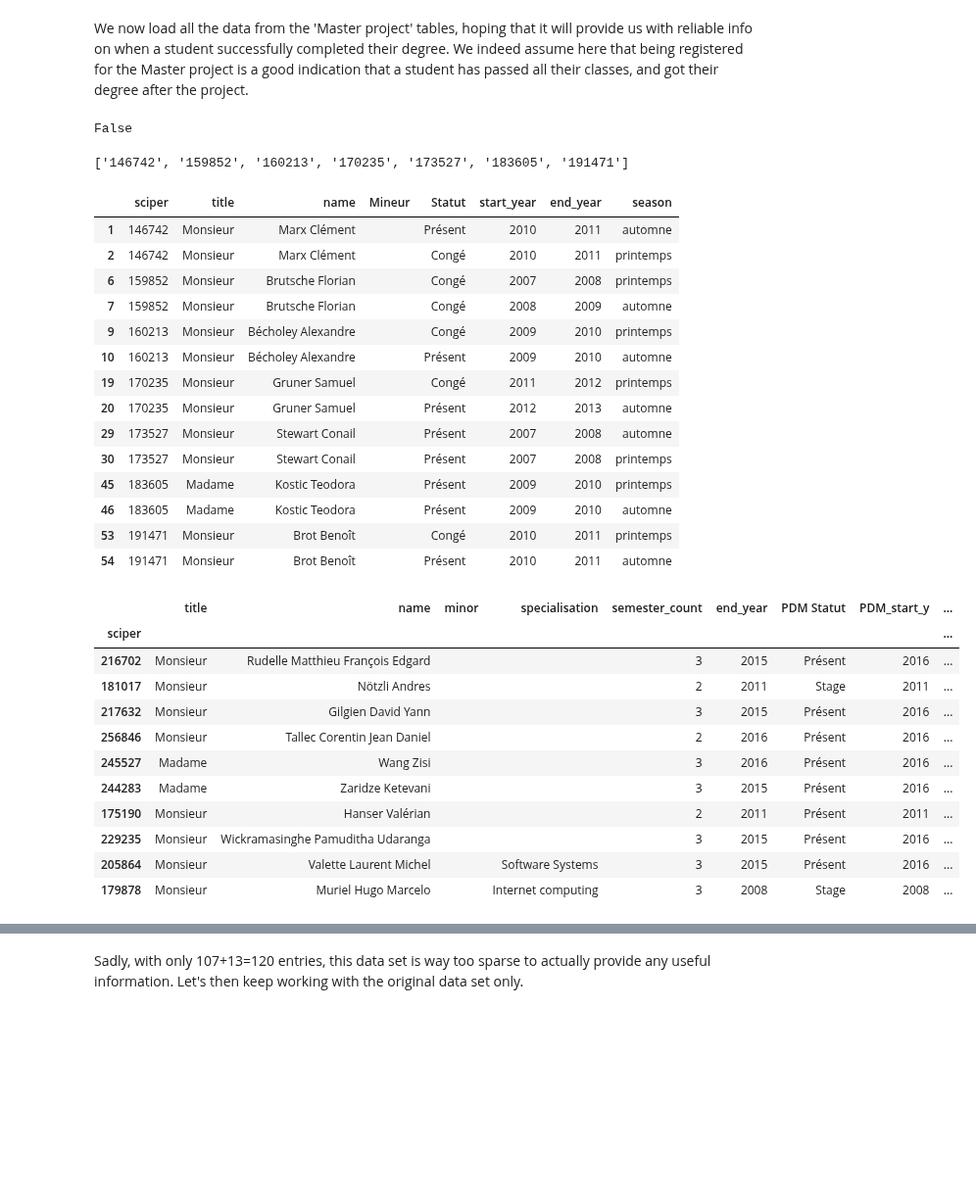
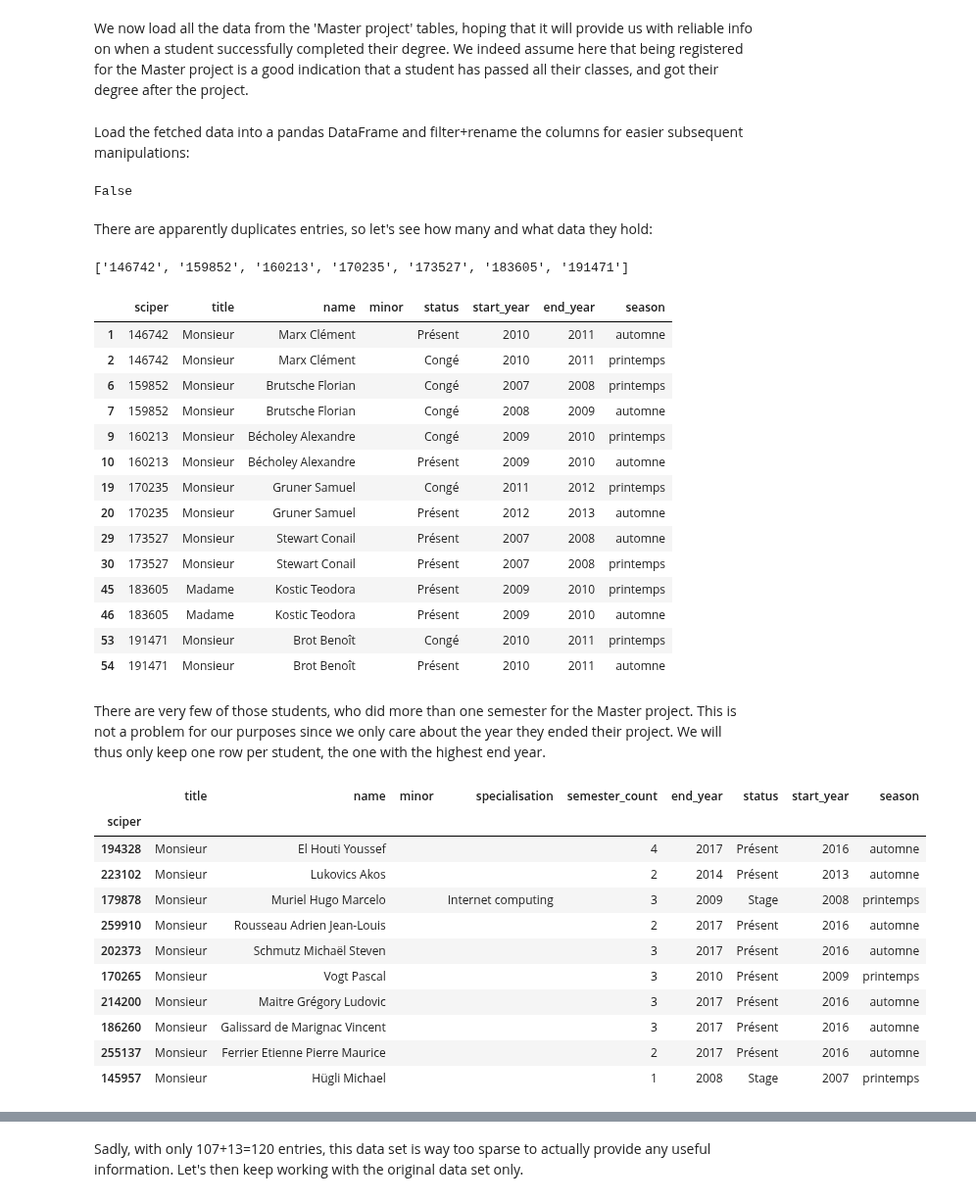
Before and after one commit to romac/ADAHomeworks, a Jupyter notebook: 02 - Data from the Web/02 - Data from the Web.ipynb, the cells around one changed output, grey strips where cells are left out. Shown at 98% size. Saved outputs shown, nothing was run; the diff lists cells and outputs as text; code cells hidden in the pictures; blank space fills up the shorter version.

```diff
--- a/02 - Data from the Web/02 - Data from the Web.ipynb
+++ b/02 - Data from the Web/02 - Data from the Web.ipynb
@@ -753,20 +764,21 @@ else:
     pdm_students_pages = [load_student_page(item) for item in items_pdm]
 
     students_lists_pdm = [
-        parse_students_list_pdm(page.soup, page.item) for page in pdm_students_pages
+        parse_students_list(page.soup, page.item) for page in pdm_students_pages
     ]
 
     student_list_pdm = flatten_list(students_lists_pdm)
 
     # Serialize the whole data to disk
     pickle.dump(student_list_pdm, open(pdm_save_path, 'wb'))
+# %% [markdown]
+Load the fetched data into a pandas DataFrame and filter+rename the columns for easier subsequent manipulations:
 # %%
 students_pdm_data = pd.DataFrame(student_list_pdm)
-students_pdm_data.sample(10)
 
 def load_pdm_data(data):
     pdm_data = students_pdm_data[['No Sciper', 'Civilité', 'Nom Prénom', 'Mineur', 'Statut', 'start_year', 'end_year','season']]
-    return pdm_data.rename(columns={'No Sciper': 'sciper', 'Civilité': 'title', 'Nom Prénom': 'name'})
+    return pdm_data.rename(columns={'No Sciper': 'sciper', 'Civilité': 'title', 'Nom Prénom': 'name', 'Statut': 'status', 'Mineur': 'minor'})
 
 pdm_data = load_pdm_data(students_pdm_data)
 
@@ -774,6 +786,8 @@ pdm_data = pdm_data.set_index('sciper').sort_index()
 pdm_data.index.is_unique
 # %% [output]
 False
+# %% [markdown]
+There are apparently duplicates entries, so let's see how many and what data they hold:
 # %%
 pdm_data.index.get_duplicates()
 # %% [output]
@@ -781,7 +795,7 @@ pdm_data.index.get_duplicates()
 # %%
 pdm_data.reset_index()[pdm_data.reset_index()['sciper'].isin(pdm_data.index.get_duplicates())]
 # %% [output]
-|  | sciper | title | name | Mineur | Statut | start_year | end_year | season |
+|  | sciper | title | name | minor | status | start_year | end_year | season |
 | 1 | 146742 | Monsieur | Marx Clément |  | Présent | 2010 | 2011 | automne |
 | 2 | 146742 | Monsieur | Marx Clément |  | Congé | 2010 | 2011 | printemps |
 | 6 | 159852 | Monsieur | Brutsche Florian |  | Congé | 2007 | 2008 | printemps |
@@ -796,24 +810,27 @@ pdm_data.reset_index()[pdm_data.reset_index()['sciper'].isin(pdm_data.index.get_
 | 46 | 183605 | Madame | Kostic Teodora |  | Présent | 2009 | 2010 | automne |
 | 53 | 191471 | Monsieur | Brot Benoît |  | Congé | 2010 | 2011 | printemps |
 | 54 | 191471 | Monsieur | Brot Benoît |  | Présent | 2010 | 2011 | automne |
-# %%
-msc_agg_pdm = msc_agg.sort_index()
-pdm_data = pdm_data.reset_index().drop_duplicates(subset='sciper').set_index(['sciper'])
-msc_agg_pdm[['PDM Statut','PDM_start_y','PDM_end_y','season']] = pdm_data[['Statut','start_year','end_year','season']]
-msc_agg_pdm = msc_agg_pdm.fillna('').sort_index()
+# %% [markdown]
+There are very few of those students, who did more than one semester for the Master project. This is not a problem for our purposes since we only care about the year they ended their project. We will thus only keep one row per student, the one with the highest end year.
+# %%
+pdm_data_final = pdm_data.reset_index().sort_values('end_year').groupby('sciper').agg('last')
+
+msc_agg_pdm = msc_agg.sort_index()
+msc_agg_pdm[['status','start_year','end_year','season']] = pdm_data_final[['status','start_year','end_year','season']]
+msc_agg_pdm = msc_agg_pdm.fillna('').sort_index()
 # %%
-msc_agg_pdm[(msc_agg_pdm['PDM_end_y'] != '')].sample(10)
+msc_agg_pdm[(msc_agg_pdm['end_year'] != '')].sample(10)
 # %% [output]
-|  | title | name | minor | specialisation | semester_count | end_year | PDM Statut | PDM_start_y | ... |
-| sciper |  |  |  |  |  |  |  |  | ... |
-| 216702 | Monsieur | Rudelle Matthieu François Edgard |  |  | 3 | 2015 | Présent | 2016 | ... |
-| 181017 | Monsieur | Nötzli Andres |  |  | 2 | 2011 | Stage | 2011 | ... |
-| 217632 | Monsieur | Gilgien David Yann |  |  | 3 | 2015 | Présent | 2016 | ... |
-| 256846 | Monsieur | Tallec Corentin Jean Daniel |  |  | 2 | 2016 | Présent | 2016 | ... |
-| 245527 | Madame | Wang Zisi |  |  | 3 | 2016 | Présent | 2016 | ... |
-| 244283 | Madame | Zaridze Ketevani |  |  | 3 | 2015 | Présent | 2016 | ... |
-| 175190 | Monsieur | Hanser Valérian |  |  | 2 | 2011 | Présent | 2011 | ... |
-| 229235 | Monsieur | Wickramasinghe Pamuditha Udaranga |  |  | 3 | 2015 | Présent | 2016 | ... |
-| 205864 | Monsieur | Valette Laurent Michel |  | Software Systems | 3 | 2015 | Présent | 2016 | ... |
-| 179878 | Monsieur | Muriel Hugo Marcelo |  | Internet computing | 3 | 2008 | Stage | 2008 | ... |
+|  | title | name | minor | specialisation | semester_count | end_year | status | start_year | season |
+| sciper |  |  |  |  |  |  |  |  |  |
+| 194328 | Monsieur | El Houti Youssef |  |  | 4 | 2017 | Présent | 2016 | automne |
+| 223102 | Monsieur | Lukovics Akos |  |  | 2 | 2014 | Présent | 2013 | automne |
+| 179878 | Monsieur | Muriel Hugo Marcelo |  | Internet computing | 3 | 2009 | Stage | 2008 | printemps |
+| 259910 | Monsieur | Rousseau Adrien Jean-Louis |  |  | 2 | 2017 | Présent | 2016 | automne |
+| 202373 | Monsieur | Schmutz Michaël Steven |  |  | 3 | 2017 | Présent | 2016 | automne |
+| 170265 | Monsieur | Vogt Pascal |  |  | 3 | 2010 | Présent | 2009 | printemps |
+| 214200 | Monsieur | Maitre Grégory Ludovic |  |  | 3 | 2017 | Présent | 2016 | automne |
+| 186260 | Monsieur | Galissard de Marignac Vincent |  |  | 3 | 2017 | Présent | 2016 | automne |
+| 255137 | Monsieur | Ferrier Etienne Pierre Maurice |  |  | 2 | 2017 | Présent | 2016 | automne |
+| 145957 | Monsieur | Hügli Michael |  |  | 1 | 2008 | Stage | 2007 | printemps |
 # %%
```
Also changed, not shown: parts of 13 cells of this notebook.
